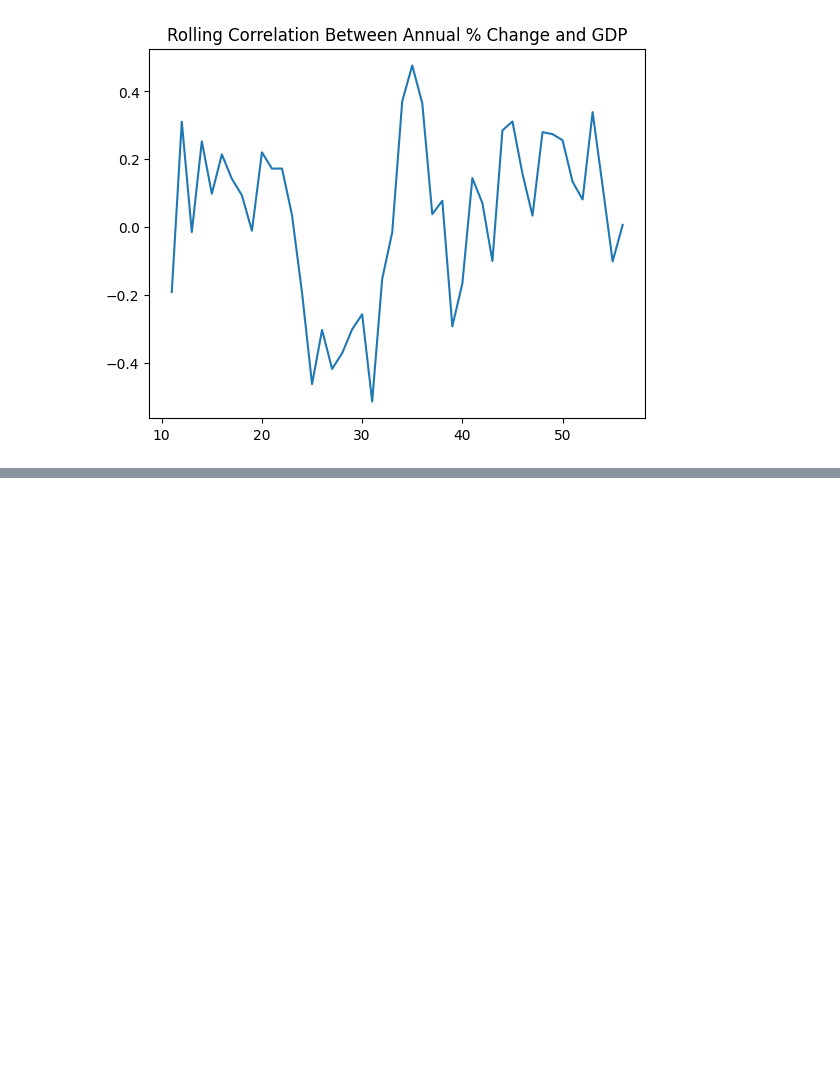
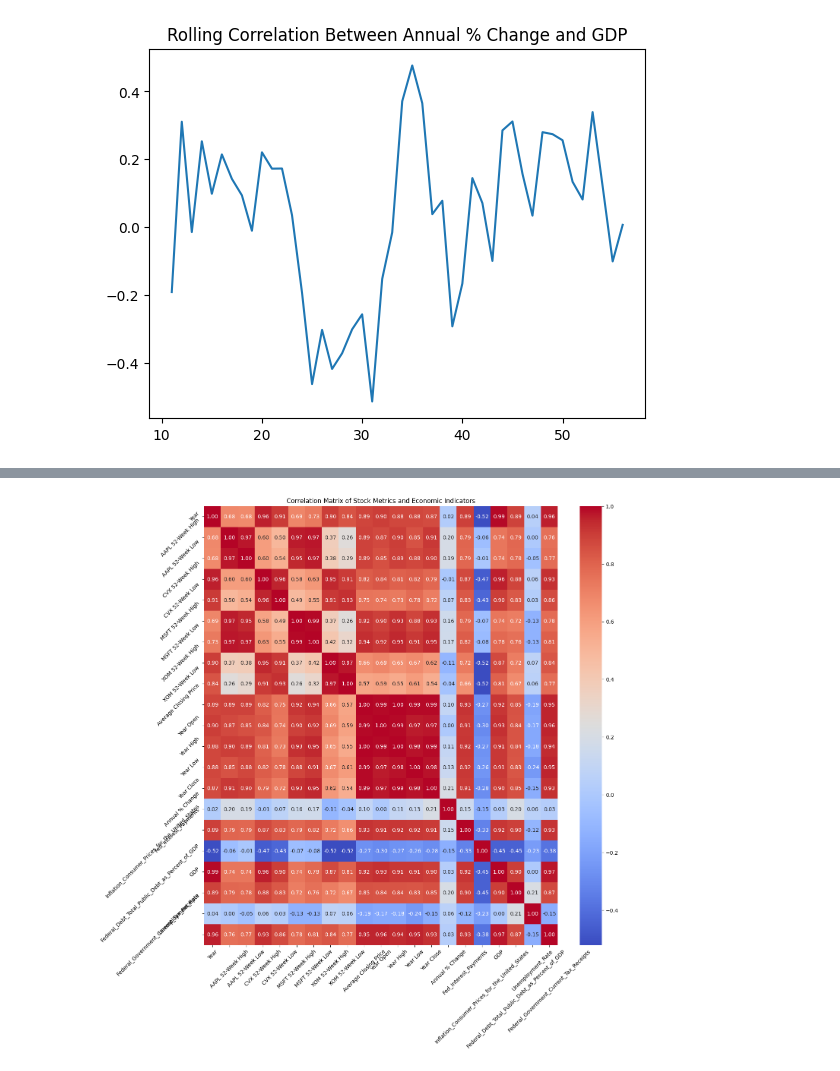
Before and after one commit to Tar-ive/Economic-Data-Analysis-and-Stock-Market-Performance, a Jupyter notebook: Data_and_Analysis.ipynb, the cells around one changed output, grey strips where cells are left out. Cells and saved outputs as stored; diff of their text form; code cells hidden in the pictures; blank space fills up the shorter version.

```diff
--- a/Data_and_Analysis.ipynb
+++ b/Data_and_Analysis.ipynb
@@ -757,0 +1021,19 @@ rolling_corr.plot(title='Rolling Correlation Between Annual % Change and GDP')
+# %%
+yearly_highs = stock_data['High'].resample('Y').max()
+yearly_lows = stock_data['Low'].resample('Y').min()
+
+# Create a new DataFrame for the yearly dataset
+yearly_data = pd.DataFrame({
+    'Year': yearly_highs.index.year,
+    'AAPL 52-Week High': yearly_highs['AAPL'],
+    'AAPL 52-Week Low': yearly_lows['AAPL'],
+    'CVX 52-Week High': yearly_highs['CVX'],
+    'CVX 52-Week Low': yearly_lows['CVX'],
+    'MSFT 52-Week High': yearly_highs['MSFT'],
+    'MSFT 52-Week Low': yearly_lows['MSFT'],
+    'XOM 52-Week High': yearly_highs['XOM'],
+    'XOM 52-Week Low': yearly_lows['XOM'],
+}).reset_index(drop=True)
+
+# Display the new yearly dataset
+yearly_data.head()
@@ -757,0 +1104,2 @@ rolling_corr.plot(title='Rolling Correlation Between Annual % Change and GDP')
+# %%
+df_cleaned = merged_df.drop(['date',  'Predicted_Annual_%_Change_Recession'], axis=1)
@@ -757,0 +1123,2 @@ rolling_corr.plot(title='Rolling Correlation Between Annual % Change and GDP')
+# %%
+merged_data = pd.merge(yearly_data, df_cleaned, on='Year', how='inner')
@@ -757,0 +1135,5 @@ rolling_corr.plot(title='Rolling Correlation Between Annual % Change and GDP')
+# %%
+correlation_matrix = merged_data.corr()
+
+# Display the correlation matrix
+print(correlation_matrix)
@@ -757,0 +1178,13 @@ rolling_corr.plot(title='Rolling Correlation Between Annual % Change and GDP')
+# %%
+import seaborn as sns
+import matplotlib.pyplot as plt
+
+# Plot a heatmap of the correlation matrix
+plt.figure(figsize=(15, 15))
+sns.heatmap(correlation_matrix, annot=True, cmap='coolwarm', fmt=".2f")
+plt.title('Correlation Matrix of Stock Metrics and Economic Indicators')
+plt.xticks(rotation=45)
+plt.yticks(rotation=45)
+plt.show()
+# %% [output]
+[figure, added]
```
Also changed, not shown: parts of 86 cells of this notebook.
